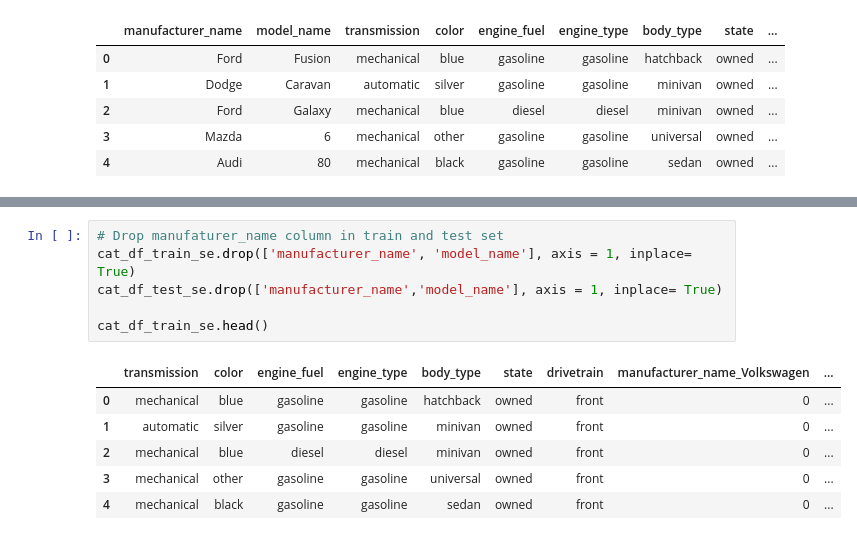
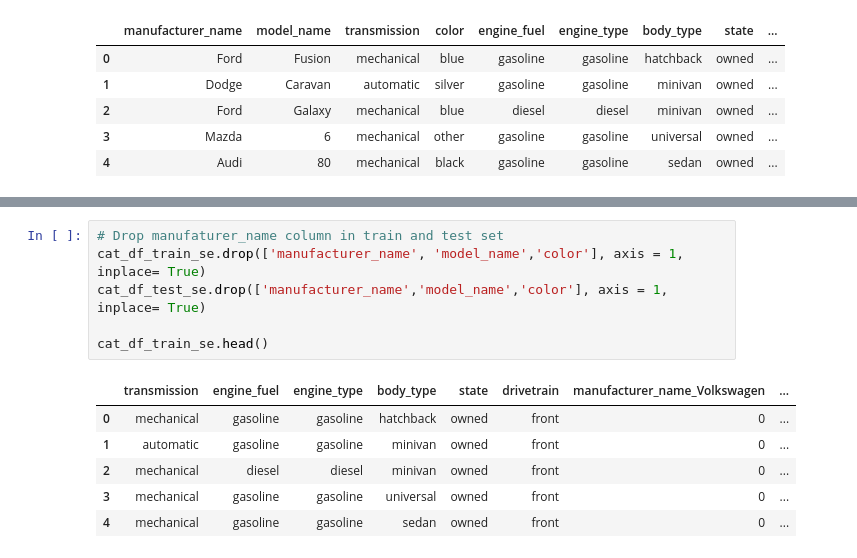
Before and after one commit to obeabi/SdsOctober2020Challenge, a Jupyter notebook: CategoricalCols_Main.ipynb, the cells around one changed output, grey strips where cells are left out. Cells and saved outputs as stored; diff of their text form.

```diff
--- a/CategoricalCols_Main.ipynb
+++ b/CategoricalCols_Main.ipynb
@@ -554,13 +539,13 @@ cat_df_train_se.head()
 # %%
 # Drop manufaturer_name column in train and test set
-cat_df_train_se.drop(['manufacturer_name', 'model_name'], axis = 1, inplace= True)
-cat_df_test_se.drop(['manufacturer_name','model_name'], axis = 1, inplace= True)
+cat_df_train_se.drop(['manufacturer_name', 'model_name','color'], axis = 1, inplace= True)
+cat_df_test_se.drop(['manufacturer_name','model_name','color'], axis = 1, inplace= True)
 
 cat_df_train_se.head()
 # %% [output]
-|  | transmission | color | engine_fuel | engine_type | body_type | state | drivetrain | manufacturer_name_Volkswagen | ... |
-| 0 | mechanical | blue | gasoline | gasoline | hatchback | owned | front | 0 | ... |
-| 1 | automatic | silver | gasoline | gasoline | minivan | owned | front | 0 | ... |
-| 2 | mechanical | blue | diesel | diesel | minivan | owned | front | 0 | ... |
-| 3 | mechanical | other | gasoline | gasoline | universal | owned | front | 0 | ... |
-| 4 | mechanical | black | gasoline | gasoline | sedan | owned | front | 0 | ... |
+|  | transmission | engine_fuel | engine_type | body_type | state | drivetrain | manufacturer_name_Volkswagen | ... |
+| 0 | mechanical | gasoline | gasoline | hatchback | owned | front | 0 | ... |
+| 1 | automatic | gasoline | gasoline | minivan | owned | front | 0 | ... |
+| 2 | mechanical | diesel | diesel | minivan | owned | front | 0 | ... |
+| 3 | mechanical | gasoline | gasoline | universal | owned | front | 0 | ... |
+| 4 | mechanical | gasoline | gasoline | sedan | owned | front | 0 | ... |
```
Also changed, not shown: parts of 19 cells of this notebook.
